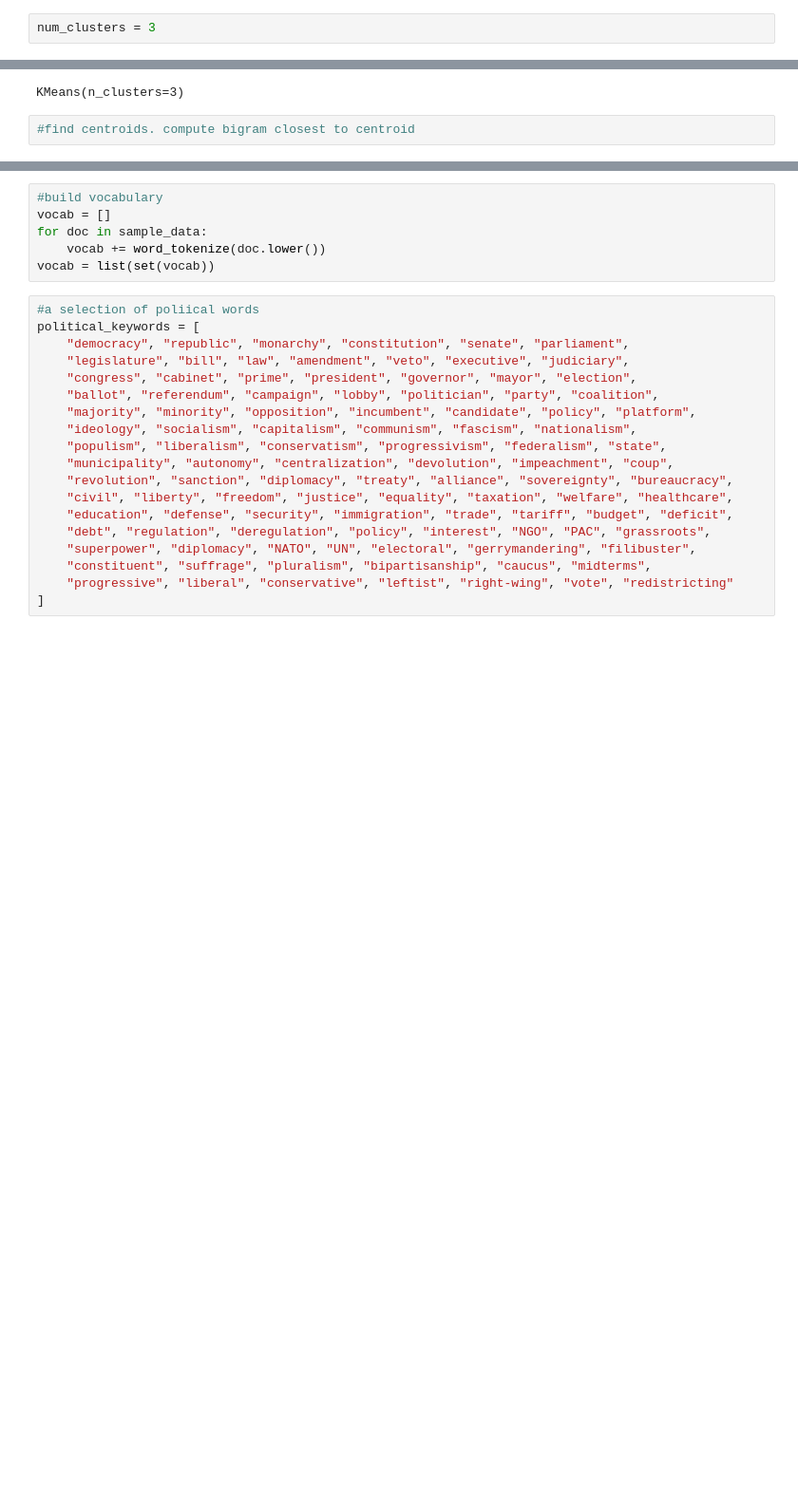
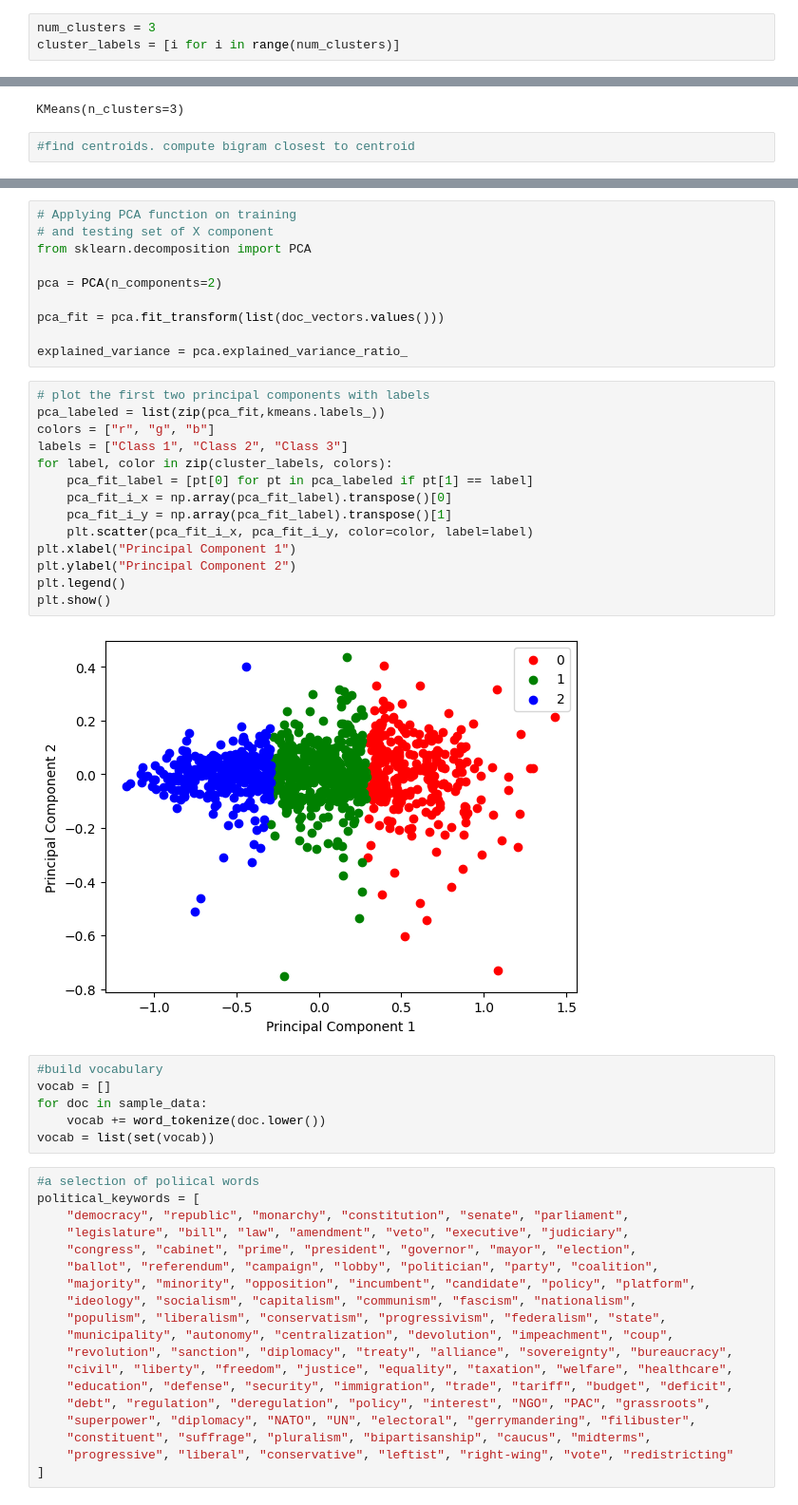
Before and after one commit to jacksonwalters/natural-language-processing, a Jupyter notebook: topic_modeling/topic_modeling_k-means.ipynb, the cells around one changed output, grey strips where cells are left out. Shown: that part at 95% size. Drawn from its saved outputs; the diff is of its cells as text; blank space fills up the shorter version.

```diff
--- a/topic_modeling/topic_modeling_k-means.ipynb
+++ b/topic_modeling/topic_modeling_k-means.ipynb
@@ -111,5 +108,6 @@ plt.show()
 # %%
 num_clusters = 3
+cluster_labels = [i for i in range(num_clusters)]
 # %%
 kmeans = KMeans(n_clusters=num_clusters)
 kmeans.fit(data)
@@ -135,3 +138,29 @@ array([[ 0.01190199, -0.12248473,  0.43582872,  0.25006284, -0.24285619,
+# %%
+# Applying PCA function on training
+# and testing set of X component
+from sklearn.decomposition import PCA
+
+pca = PCA(n_components=2)
+
+pca_fit = pca.fit_transform(list(doc_vectors.values()))
+
+explained_variance = pca.explained_variance_ratio_
+# %%
+# plot the first two principal components with labels
+pca_labeled = list(zip(pca_fit,kmeans.labels_))
+colors = ["r", "g", "b"]
+labels = ["Class 1", "Class 2", "Class 3"]
+for label, color in zip(cluster_labels, colors):
+    pca_fit_label = [pt[0] for pt in pca_labeled if pt[1] == label]
+    pca_fit_i_x = np.array(pca_fit_label).transpose()[0]
+    pca_fit_i_y = np.array(pca_fit_label).transpose()[1]
+    plt.scatter(pca_fit_i_x, pca_fit_i_y, color=color, label=label)
+plt.xlabel("Principal Component 1")
+plt.ylabel("Principal Component 2")
+plt.legend()
+plt.show()
+# %% [output]
+[figure, added]
 # %%
 #build vocabulary
 vocab = []
```
Also changed, not shown: parts of 11 cells of this notebook, 1 other file.
